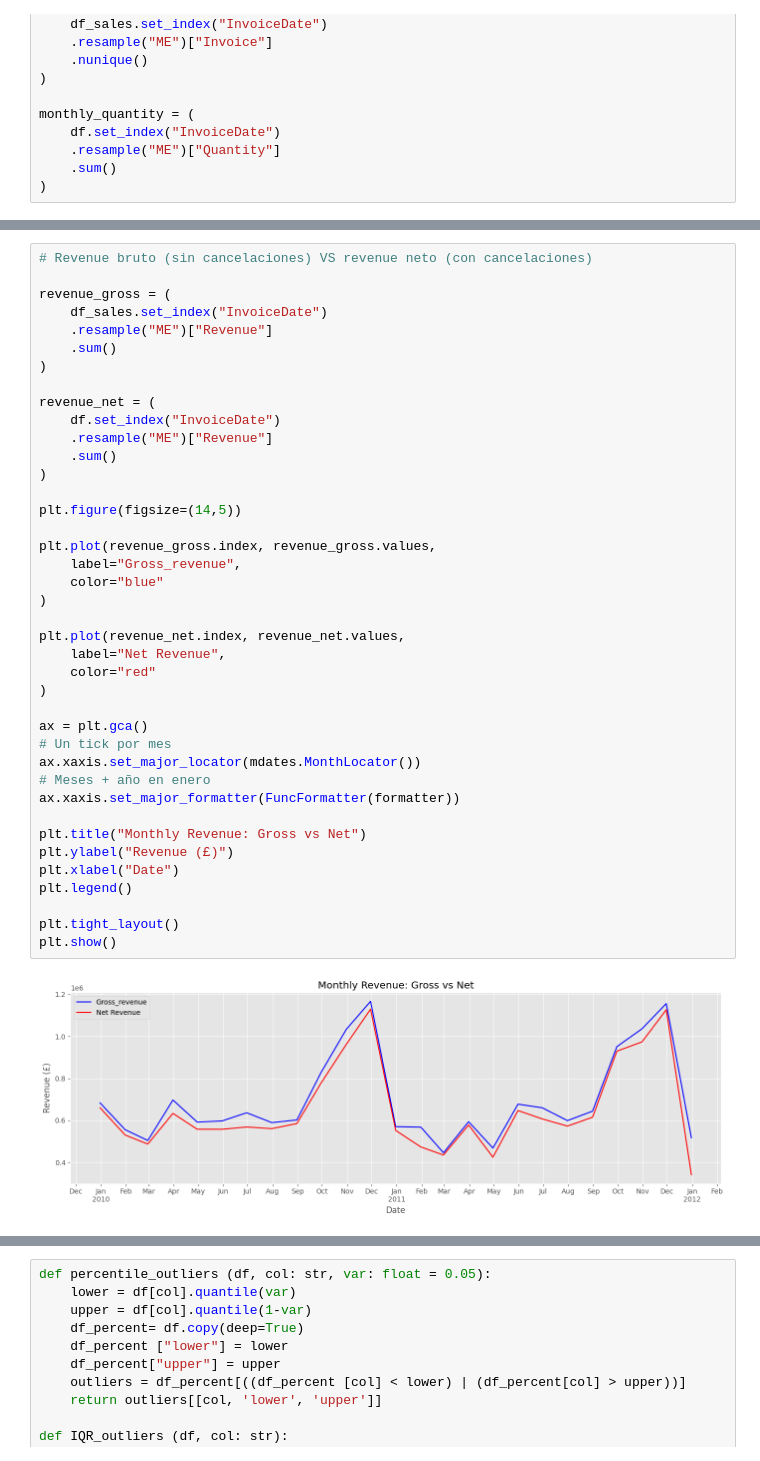
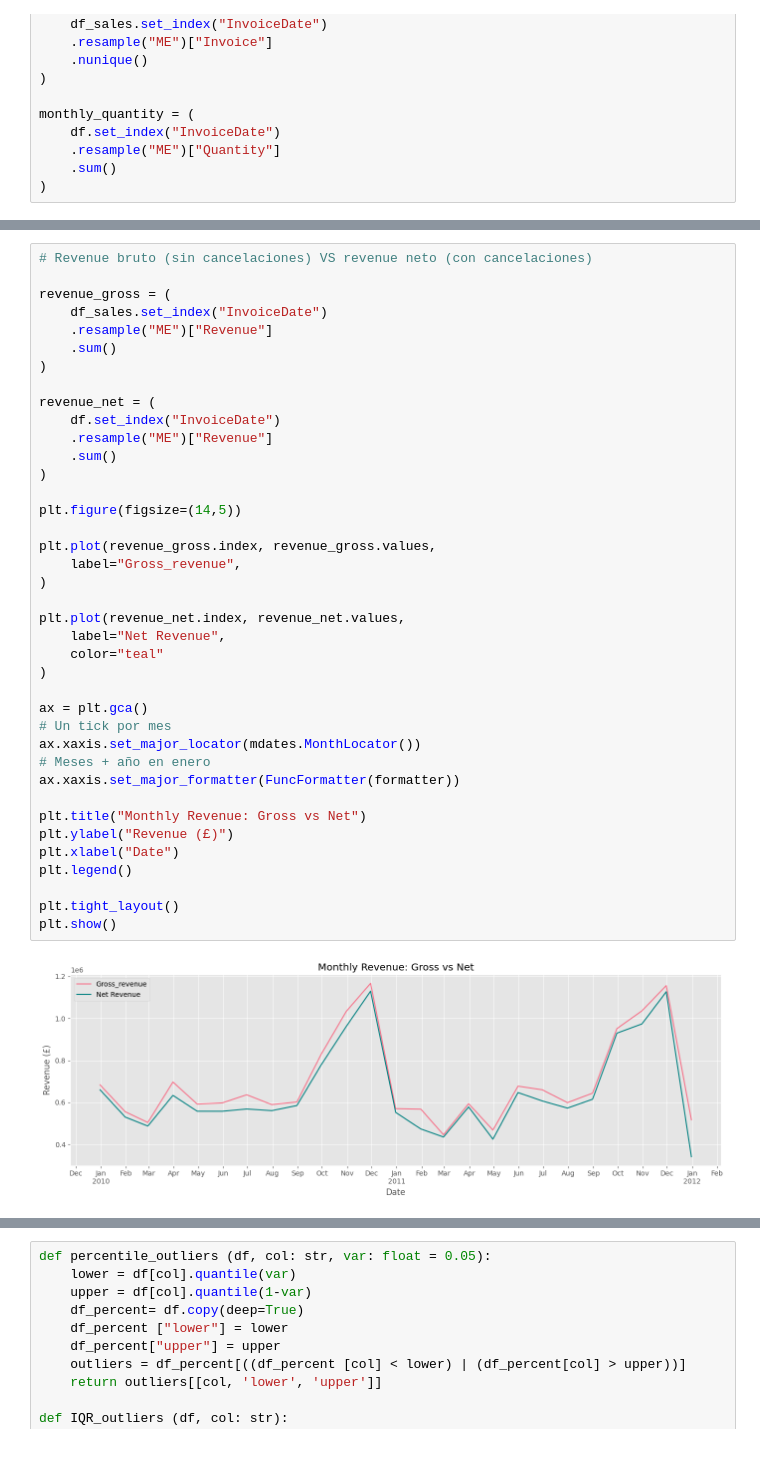
Before and after one commit to ferranborras/proyecto_machine_learning_evolve, a Jupyter notebook: online_retail_II_EDA-basic.ipynb, the cells around one changed output, grey strips where cells are left out. Cells and saved outputs as stored; diff of their text form.

```diff
--- a/online_retail_II_EDA-basic.ipynb
+++ b/online_retail_II_EDA-basic.ipynb
@@ -478,36 +478,35 @@ revenue_gross = (
 revenue_net = (
     df.set_index("InvoiceDate")
     .resample("ME")["Revenue"]
     .sum()
 )
 
 plt.figure(figsize=(14,5))
 
 plt.plot(revenue_gross.index, revenue_gross.values,
     label="Gross_revenue",
-    color="blue"
 )
 
 plt.plot(revenue_net.index, revenue_net.values,
     label="Net Revenue",
-    color="red"
+    color="teal"
 )
 
 ax = plt.gca()
 # Un tick por mes
 ax.xaxis.set_major_locator(mdates.MonthLocator())
 # Meses + año en enero
 ax.xaxis.set_major_formatter(FuncFormatter(formatter))
 
 plt.title("Monthly Revenue: Gross vs Net")
 plt.ylabel("Revenue (£)")
 plt.xlabel("Date")
 plt.legend()
 
 plt.tight_layout()
 plt.show()
 # %% [output]
-[figure, old version]
+[figure, new version]
 # %%
 # Análisis geográfico (Top países por revenue y por número de clientes)
 
```
Also changed, not shown: parts of 5 cells of this notebook.
